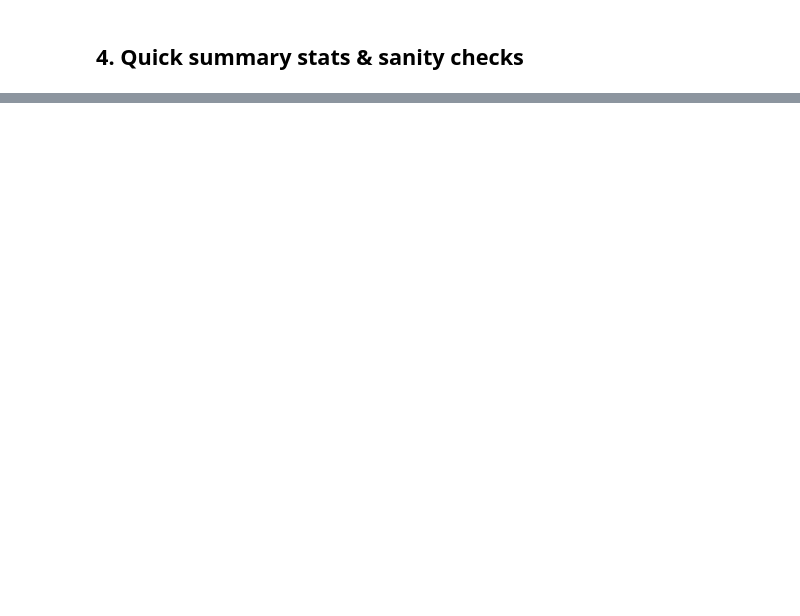
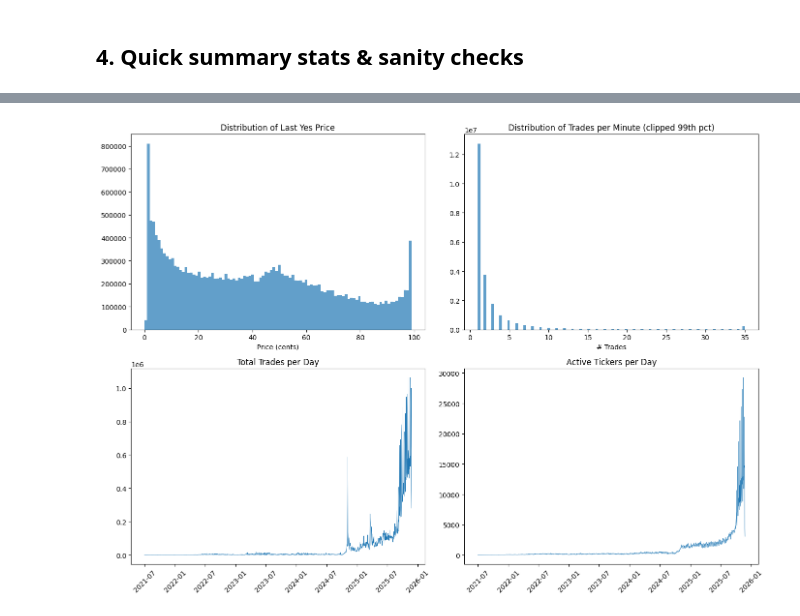
Before and after one commit to abprada/Kalshi-Project, a Jupyter notebook: notebooks/data.ipynb, the cells around one changed output, grey strips where cells are left out. Drawn from its saved outputs; the diff is of its cells as text; code cells hidden in the pictures; blank space fills up the shorter version.

Commit message:
read me for data processing + prelim eda

```diff
--- a/notebooks/data.ipynb
+++ b/notebooks/data.ipynb
@@ -149,0 +280,5 @@ print(f"                  no_bid: {mkt['no_bid']}, no_ask: {mkt['no_ask']}, no_s
+# %%
+# count the total number of tickers
+df = pd.read_parquet(os.path.join(OUTPUT_DIR, "trade_timeseries_1min.parquet"))
+df["approx_volume"] = df["vwap_yes"] * df["n_trades"]
+df.head()
@@ -149,0 +328,28 @@ print(f"                  no_bid: {mkt['no_bid']}, no_ask: {mkt['no_ask']}, no_s
+# %%
+# Distribution of last_yes_price
+fig, axes = plt.subplots(2, 2, figsize=(14, 10))
+
+axes[0, 0].hist(df["last_yes_price"], bins=100, edgecolor="none", alpha=0.7)
+axes[0, 0].set_title("Distribution of Last Yes Price")
+axes[0, 0].set_xlabel("Price (cents)")
+
+axes[0, 1].hist(df["n_trades"].clip(upper=df["n_trades"].quantile(0.99)), bins=100, edgecolor="none", alpha=0.7)
+axes[0, 1].set_title("Distribution of Trades per Minute (clipped 99th pct)")
+axes[0, 1].set_xlabel("# Trades")
+
+# Trades per day
+daily = df.groupby(df["created_time"].dt.date)["n_trades"].sum()
+axes[1, 0].plot(daily.index, daily.values, lw=0.5)
+axes[1, 0].set_title("Total Trades per Day")
+axes[1, 0].tick_params(axis="x", rotation=45)
+
+# Active tickers per day
+active = df.groupby(df["created_time"].dt.date)["ticker"].nunique()
+axes[1, 1].plot(active.index, active.values, lw=0.5)
+axes[1, 1].set_title("Active Tickers per Day")
+axes[1, 1].tick_params(axis="x", rotation=45)
+
+plt.tight_layout()
+plt.show()
+# %% [output]
+[figure, added]
```
Also changed, not shown: parts of 25 cells of this notebook, 1 other file.
